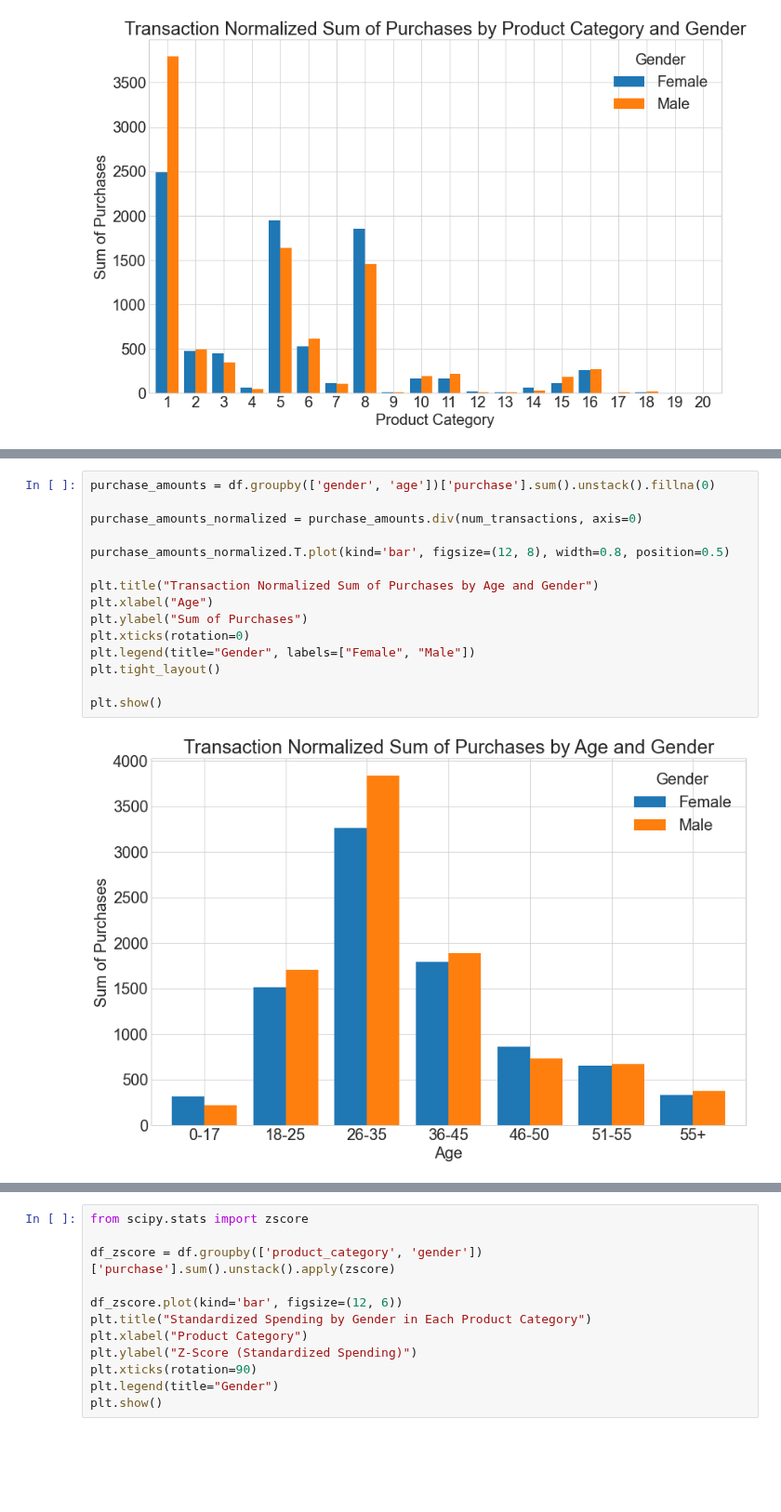
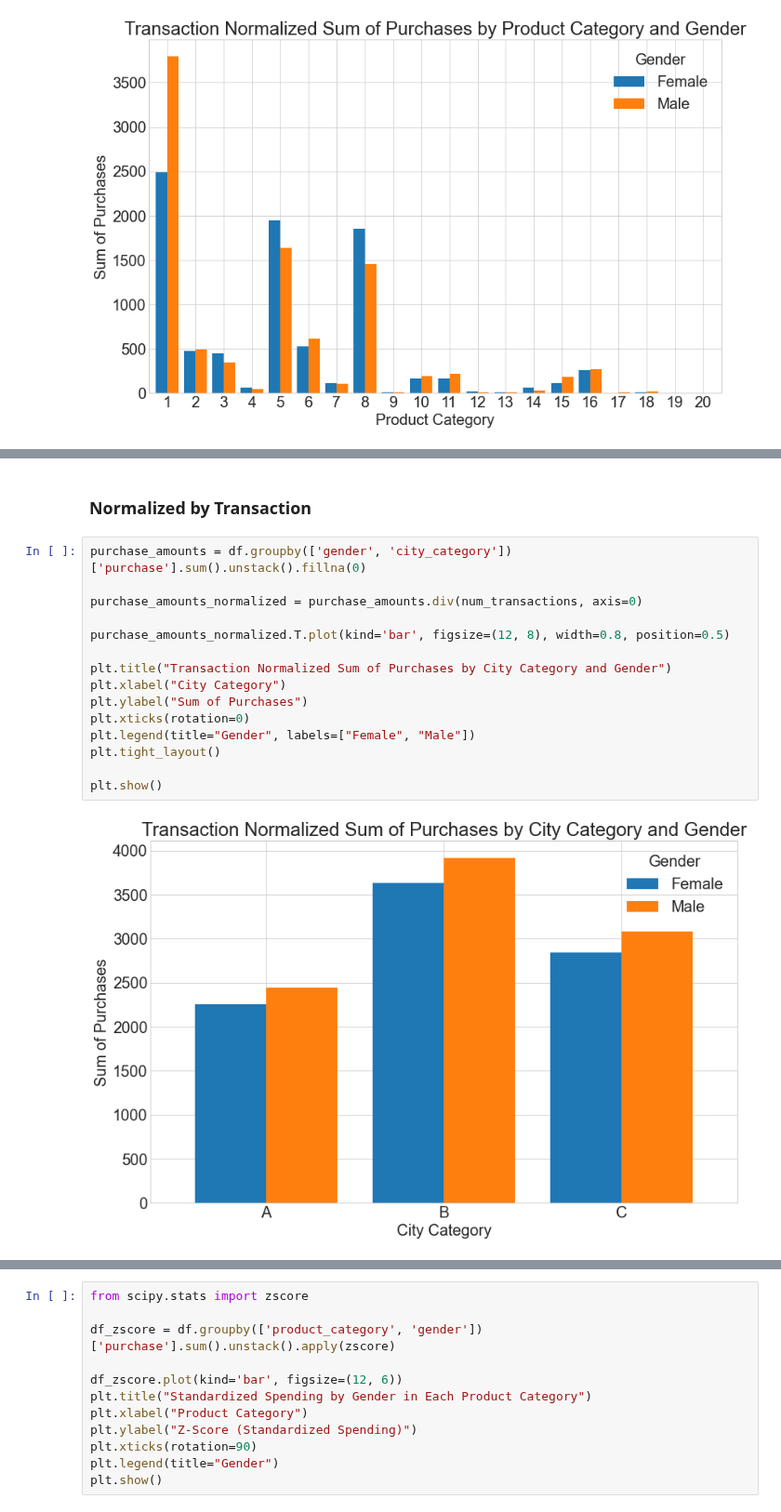
Before and after one commit to Green-Kiwie/Extreme-Couponers-Walmart-Black-Friday, a Jupyter notebook: joe-explore.ipynb, the cells around one changed output, grey strips where cells are left out. Shown at 93% size. Drawn from its saved outputs; the diff is of its cells as text; blank space fills up the shorter version.

Commit message:
Finished the gender vs category graphs

```diff
--- a/joe-explore.ipynb
+++ b/joe-explore.ipynb
@@ -357,17 +404,19 @@ plt.show()
+# %% [markdown]
+### Normalized by Transaction
 # %%
-purchase_amounts = df.groupby(['gender', 'age'])['purchase'].sum().unstack().fillna(0)
+purchase_amounts = df.groupby(['gender', 'city_category'])['purchase'].sum().unstack().fillna(0)
 
 purchase_amounts_normalized = purchase_amounts.div(num_transactions, axis=0)
 
 purchase_amounts_normalized.T.plot(kind='bar', figsize=(12, 8), width=0.8, position=0.5)
 
-plt.title("Transaction Normalized Sum of Purchases by Age and Gender")
-plt.xlabel("Age")
+plt.title("Transaction Normalized Sum of Purchases by City Category and Gender")
+plt.xlabel("City Category")
 plt.ylabel("Sum of Purchases")
 plt.xticks(rotation=0)
 plt.legend(title="Gender", labels=["Female", "Male"])
 plt.tight_layout()
 
 plt.show()
 # %% [output]
-[figure, old version]
+[figure, new version]
```
Also changed, not shown: parts of 38 cells of this notebook.
